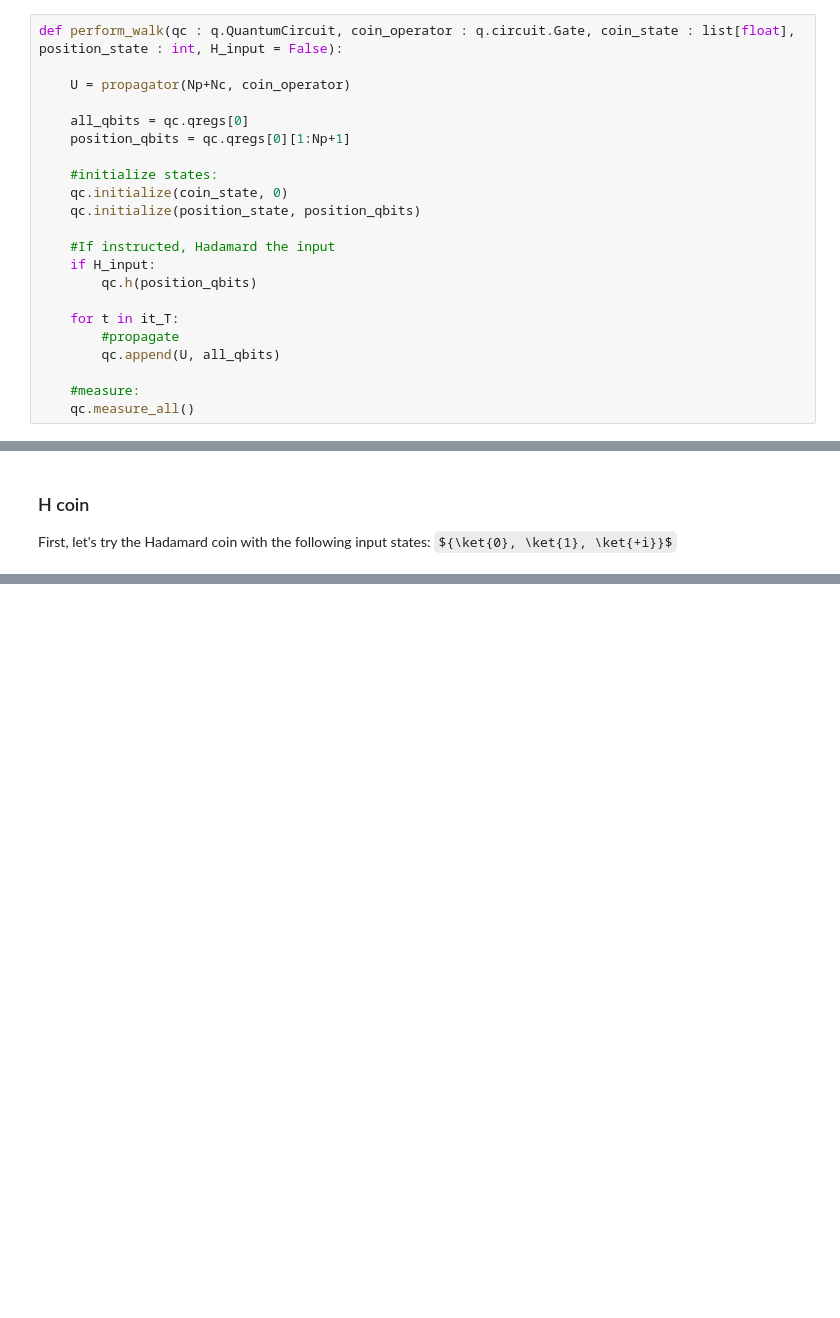
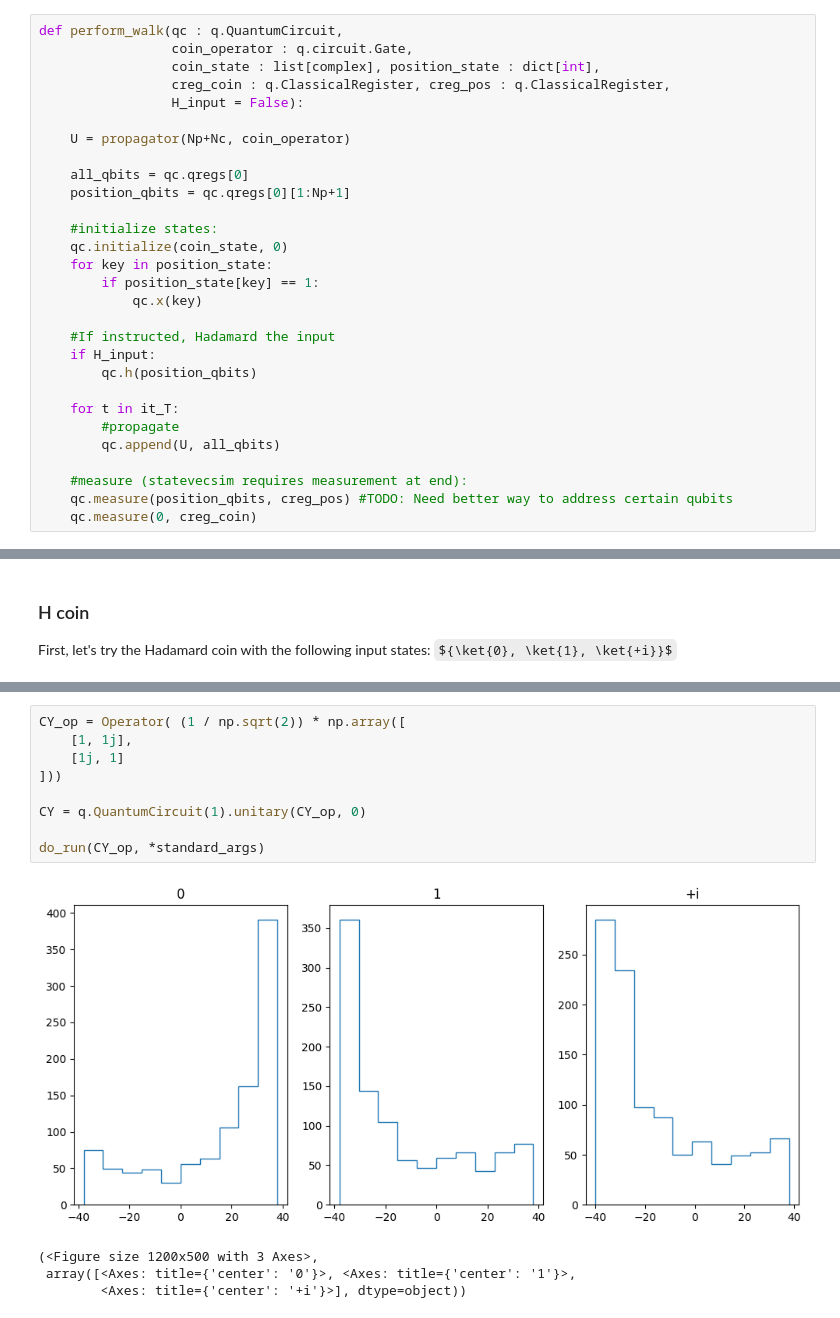
Before and after one commit to Emillio007/Quantum-Walk, a Jupyter notebook: qwalk.ipynb, the cells around one changed output, grey strips where cells are left out. Saved outputs shown, nothing was run; the diff lists cells and outputs as text; some formulas as TeX source; blank space fills up the shorter version.

```diff
--- a/qwalk.ipynb
+++ b/qwalk.ipynb
@@ -122,7 +132,11 @@ def propagator(num_qbits : int, coin_operator : q.circuit.Gate) -> q.circuit.Ins
 # %% [markdown]
 ## Running the walk:
 # %%
-def perform_walk(qc : q.QuantumCircuit, coin_operator : q.circuit.Gate, coin_state : list[float], position_state : int, H_input = False):
+def perform_walk(qc : q.QuantumCircuit,
+                 coin_operator : q.circuit.Gate,
+                 coin_state : list[complex], position_state : dict[int],
+                 creg_coin : q.ClassicalRegister, creg_pos : q.ClassicalRegister,
+                 H_input = False):
 
     U = propagator(Np+Nc, coin_operator)
 
@@ -131,7 +145,9 @@ def perform_walk(qc : q.QuantumCircuit, coin_operator : q.circuit.Gate, coin_sta
 
     #initialize states:
     qc.initialize(coin_state, 0)
-    qc.initialize(position_state, position_qbits)
+    for key in position_state:
+        if position_state[key] == 1:
+            qc.x(key)
 
     #If instructed, Hadamard the input
     if H_input:
@@ -141,5 +157,6 @@ def perform_walk(qc : q.QuantumCircuit, coin_operator : q.circuit.Gate, coin_sta
         #propagate
         qc.append(U, all_qbits)
 
-    #measure:
-    qc.measure_all()
+    #measure (statevecsim requires measurement at end):
+    qc.measure(position_qbits, creg_pos) #TODO: Need better way to address certain qubits
+    qc.measure(0, creg_coin)
@@ -245,0 +239,14 @@ result.data
+# %%
+CY_op = Operator( (1 / np.sqrt(2)) * np.array([
+    [1, 1j],
+    [1j, 1]
+]))
+
+CY = q.QuantumCircuit(1).unitary(CY_op, 0)
+
+do_run(CY_op, *standard_args)
+# %% [output]
+[figure, added]
+(<Figure size 1200x500 with 3 Axes>,
+ array([<Axes: title={'center': '0'}>, <Axes: title={'center': '1'}>,
+        <Axes: title={'center': '+i'}>], dtype=object))
```
Also changed, not shown: parts of 16 cells of this notebook.
